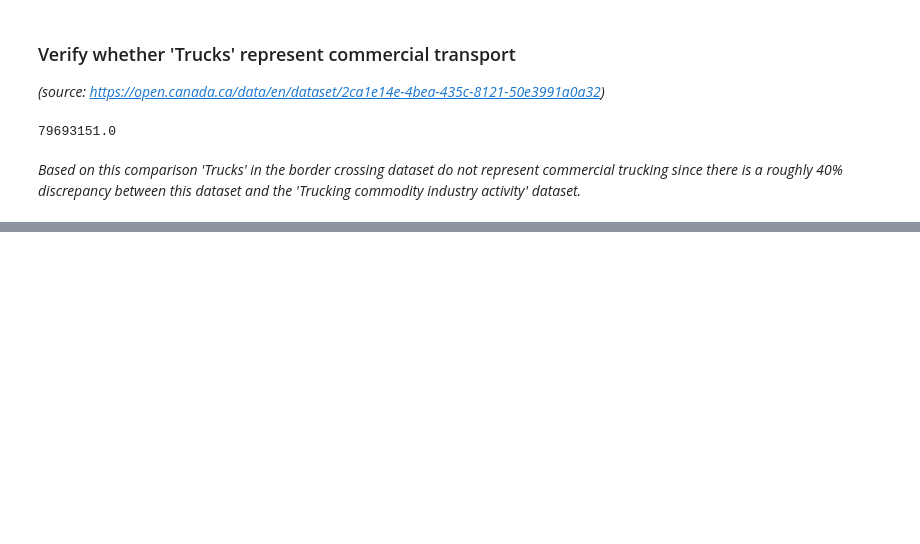
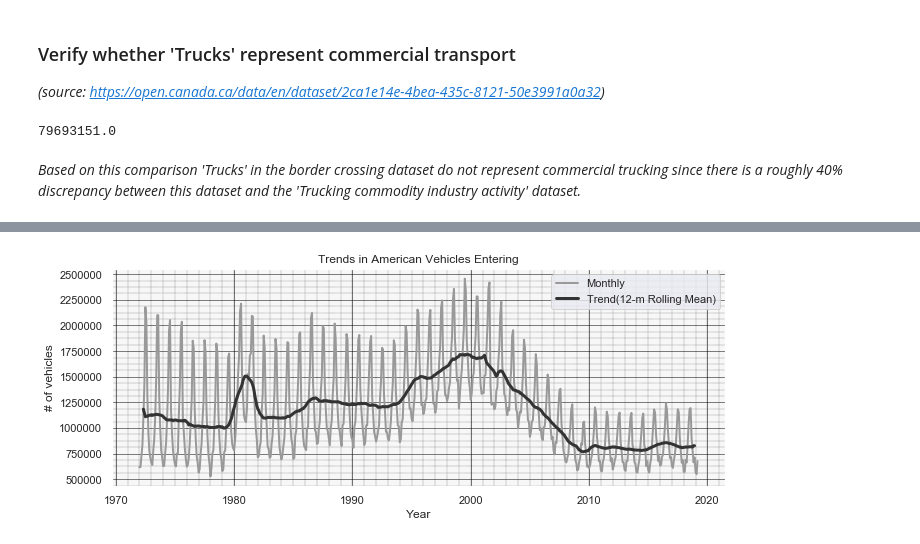
Before and after one commit to AMacumber/Canada_US_BorderCrossings, a Jupyter notebook: Main_BorderCrossing.ipynb, the cells around one changed output, grey strips where cells are left out. Saved outputs shown, nothing was run; the diff lists cells and outputs as text; code cells hidden in the pictures; blank space fills up the shorter version.

```diff
--- a/Main_BorderCrossing.ipynb
+++ b/Main_BorderCrossing.ipynb
@@ -283,7 +268,7 @@ import matplotlib.pyplot as plt
 import numpy as np
 # %%
 # Let's remove the total Canadian crossings for every year
-border_df_007_noCan = border_df_007[border_df_007['Region'] != 'Canada']
+border_df_006_noCan = border_df_006[border_df_006['Region'] != 'Canada']
 # %% [markdown]
 **Create arrays to populate the bar chart**
 # %%
@@ -425,0 +574,42 @@ border_df_007['VALUE'].sum()
+# %%
+# min_periods argument accounts for missing data
+can_crossings_365d = can_crossings[['Americans','Canadians']].rolling(window=12,
+                                             center=True,
+                                            min_periods=10).mean()
+# %%
+#Plot monthly and 365-day rolling mean time series
+fig, ax = plt.subplots()
+
+ax.plot(can_crossings['Americans'],
+       color='0.6',
+       linewidth=2,
+       label='Monthly')
+
+ax.plot(can_crossings_365d['Americans'],
+       color='0.2',
+       linewidth=3,
+       label='Trend(12-m Rolling Mean)')
+
+# Turn on the minor TICKS, which are required for the minor GRID
+ax.minorticks_on()
+
+# Set major x-ticks to decadal intergal and minor x-ticks to yearly intergal
+ax.xaxis.set_major_locator(mdates.AutoDateLocator())
+ax.xaxis.set_minor_locator(mdates.YearLocator())
+
+# Customize the major grid
+ax.grid(which='major', linestyle='-', linewidth='0.5', color='black')
+
+# Customize the minor grid
+ax.grid(which='minor', linestyle=':', linewidth='0.4', color='black')
+
+# Add legend and labels
+ax.legend()
+ax.set_xlabel('Year')
+ax.set_ylabel('# of vehicles')
+ax.set_title('Trends in American Vehicles Entering')
+
+# Modify background colour
+ax.set_facecolor('#f7f7f7');
+# %% [output]
+[figure, added]
```
Also changed, not shown: parts of 27 cells of this notebook, 1 other file.
